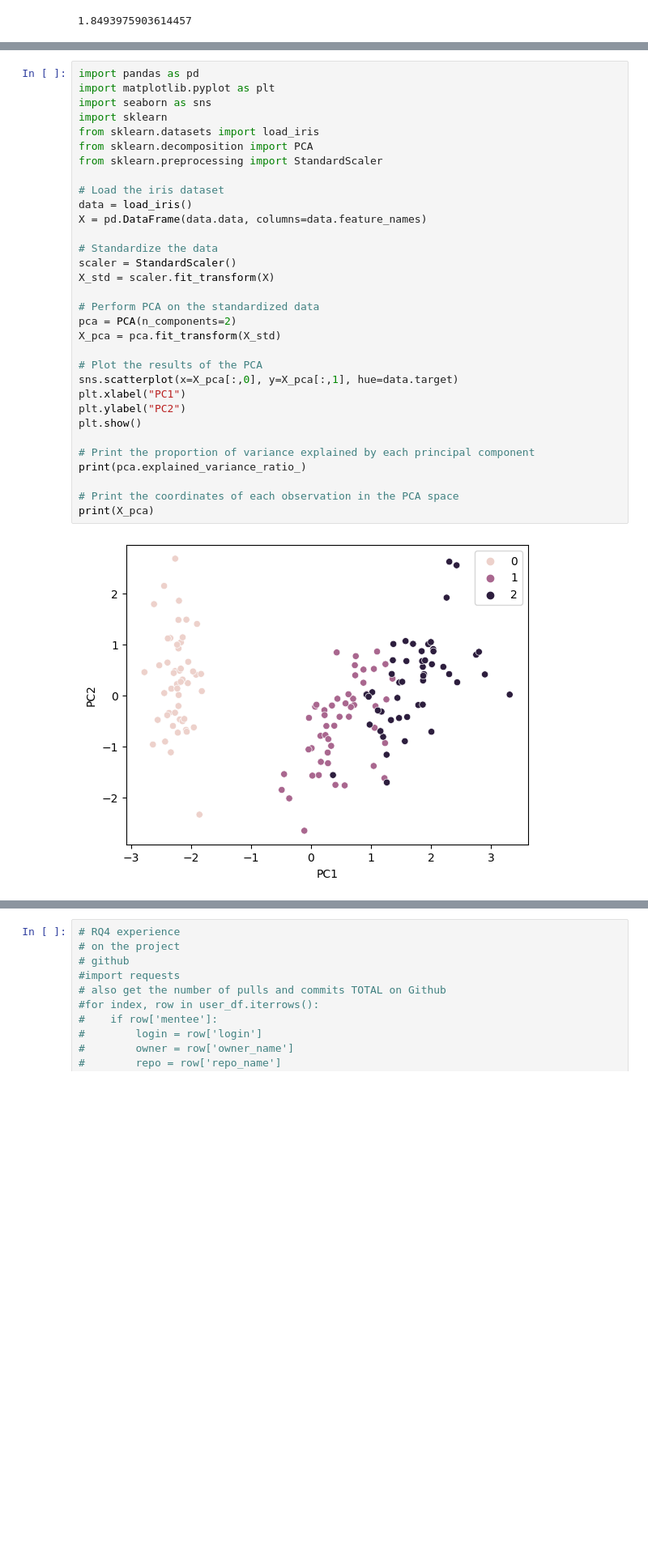
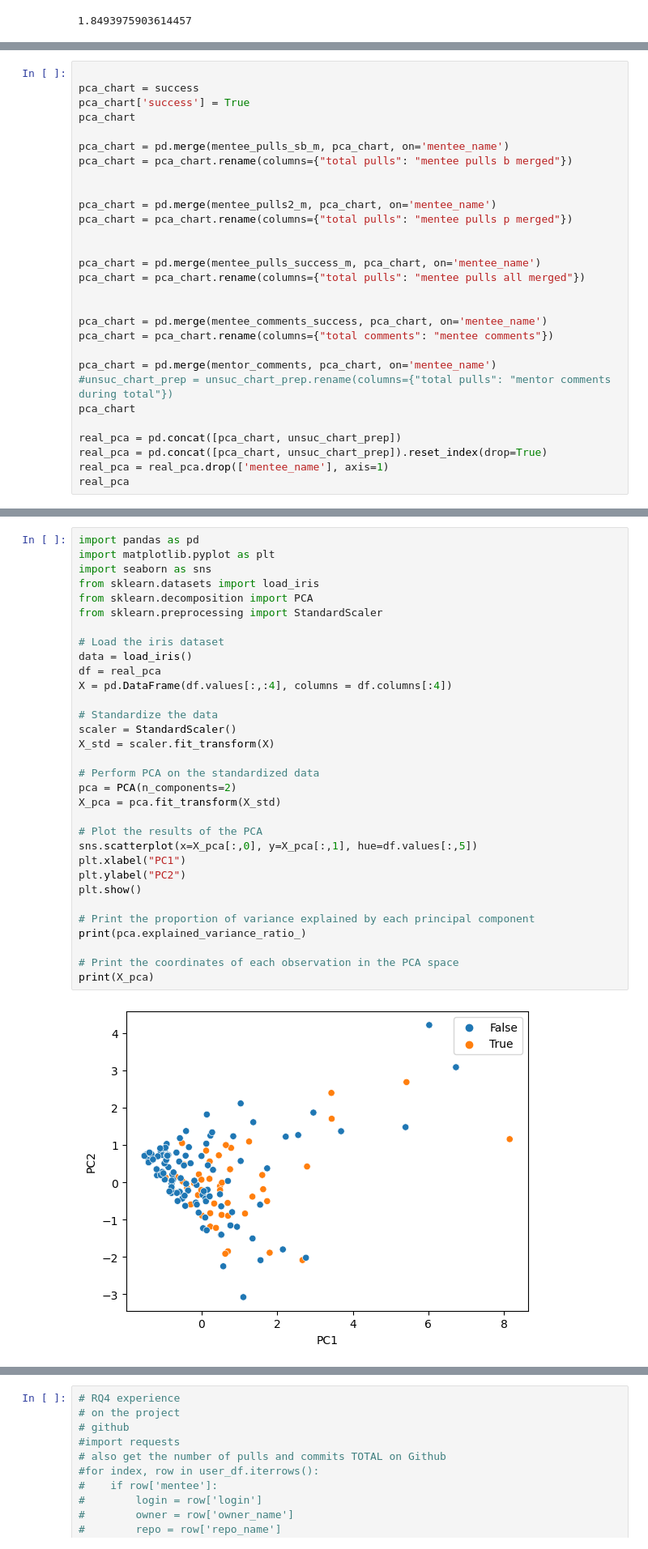
Before and after one commit to coffeehousejazz/honours_thesis, a Jupyter notebook: Code/new queries/GSoC2021.ipynb, the cells around one changed output, grey strips where cells are left out. Shown at 81% size. Cells and saved outputs as stored; diff of their text form; blank space fills up the shorter version.

```diff
--- a/Code/new queries/GSoC2021.ipynb
+++ b/Code/new queries/GSoC2021.ipynb
@@ -781,0 +832,29 @@ gender_unsuccess
+# %%
+
+pca_chart = success
+pca_chart['success'] = True
+pca_chart
+
+pca_chart = pd.merge(mentee_pulls_sb_m, pca_chart, on='mentee_name')
+pca_chart = pca_chart.rename(columns={"total pulls": "mentee pulls b merged"})
+
+
+pca_chart = pd.merge(mentee_pulls2_m, pca_chart, on='mentee_name')
+pca_chart = pca_chart.rename(columns={"total pulls": "mentee pulls p merged"})
+
+
+pca_chart = pd.merge(mentee_pulls_success_m, pca_chart, on='mentee_name')
+pca_chart = pca_chart.rename(columns={"total pulls": "mentee pulls all merged"})
+
+
+pca_chart = pd.merge(mentee_comments_success, pca_chart, on='mentee_name')
+pca_chart = pca_chart.rename(columns={"total comments": "mentee comments"})
+
+pca_chart = pd.merge(mentor_comments, pca_chart, on='mentee_name')
+#unsuc_chart_prep = unsuc_chart_prep.rename(columns={"total pulls": "mentor comments during total"})
+pca_chart
+
+real_pca = pd.concat([pca_chart, unsuc_chart_prep])
+real_pca = pd.concat([pca_chart, unsuc_chart_prep]).reset_index(drop=True)
+real_pca = real_pca.drop(['mentee_name'], axis=1)
+real_pca
@@ -782,34 +875,34 @@ gender_unsuccess
 # %%
 import pandas as pd
 import matplotlib.pyplot as plt
 import seaborn as sns
-import sklearn
 from sklearn.datasets import load_iris
 from sklearn.decomposition import PCA
 from sklearn.preprocessing import StandardScaler
 
 # Load the iris dataset
 data = load_iris()
-X = pd.DataFrame(data.data, columns=data.feature_names)
+df = real_pca
+X = pd.DataFrame(df.values[:,:4], columns = df.columns[:4])
 
 # Standardize the data
 scaler = StandardScaler()
 X_std = scaler.fit_transform(X)
 
 # Perform PCA on the standardized data
 pca = PCA(n_components=2)
 X_pca = pca.fit_transform(X_std)
 
 # Plot the results of the PCA
-sns.scatterplot(x=X_pca[:,0], y=X_pca[:,1], hue=data.target)
+sns.scatterplot(x=X_pca[:,0], y=X_pca[:,1], hue=df.values[:,5])
 plt.xlabel("PC1")
 plt.ylabel("PC2")
 plt.show()
 
 # Print the proportion of variance explained by each principal component
 print(pca.explained_variance_ratio_)
 
 # Print the coordinates of each observation in the PCA space
 print(X_pca)
 # %% [output]
-[figure, old version]
+[figure, new version]
```
Also changed, not shown: parts of 16 cells of this notebook.
